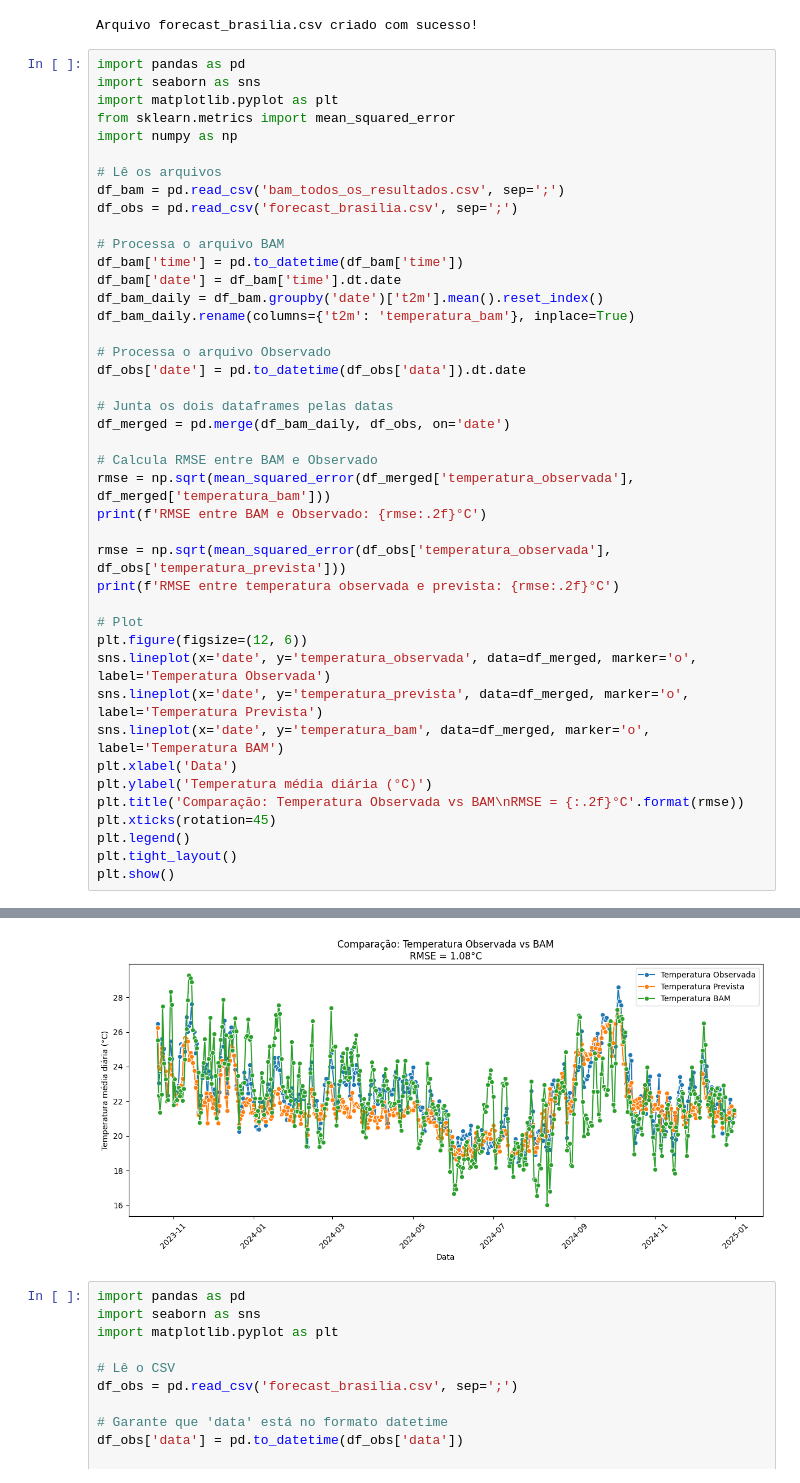
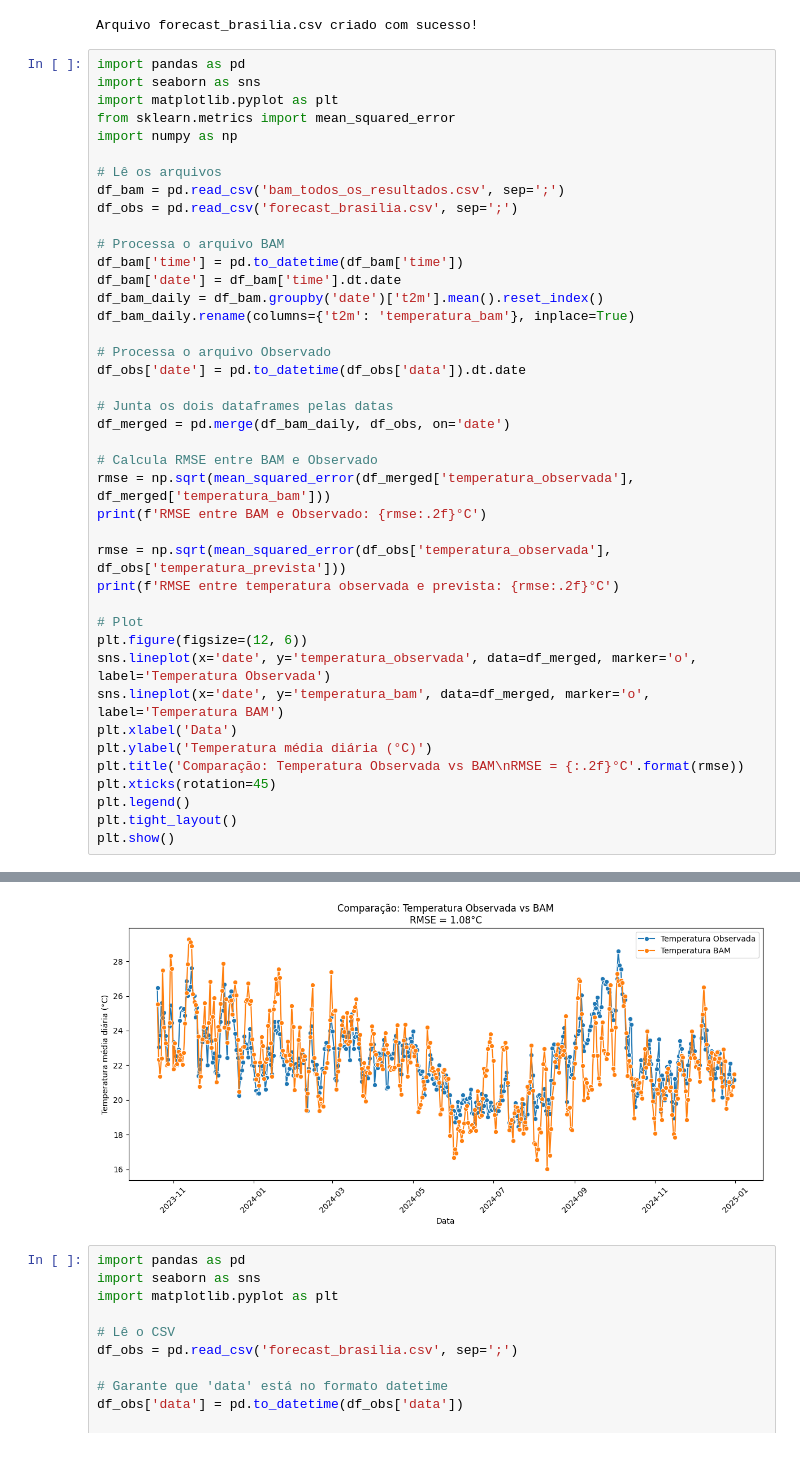
Before and after one commit to juliababa/TCC, a Jupyter notebook: src/benchmark.ipynb, the cells around one changed output, grey strips where cells are left out. Cells and saved outputs as stored; diff of their text form.

```diff
--- a/src/benchmark.ipynb
+++ b/src/benchmark.ipynb
@@ -347,35 +347,34 @@ df_bam['date'] = df_bam['time'].dt.date
 df_bam_daily = df_bam.groupby('date')['t2m'].mean().reset_index()
 df_bam_daily.rename(columns={'t2m': 'temperatura_bam'}, inplace=True)
 
 # Processa o arquivo Observado
 df_obs['date'] = pd.to_datetime(df_obs['data']).dt.date
 
 # Junta os dois dataframes pelas datas
 df_merged = pd.merge(df_bam_daily, df_obs, on='date')
 
 # Calcula RMSE entre BAM e Observado
 rmse = np.sqrt(mean_squared_error(df_merged['temperatura_observada'], df_merged['temperatura_bam']))
 print(f'RMSE entre BAM e Observado: {rmse:.2f}°C')
 
 rmse = np.sqrt(mean_squared_error(df_obs['temperatura_observada'], df_obs['temperatura_prevista']))
 print(f'RMSE entre temperatura observada e prevista: {rmse:.2f}°C')
 
 # Plot
 plt.figure(figsize=(12, 6))
 sns.lineplot(x='date', y='temperatura_observada', data=df_merged, marker='o', label='Temperatura Observada')
-sns.lineplot(x='date', y='temperatura_prevista', data=df_merged, marker='o', label='Temperatura Prevista')
 sns.lineplot(x='date', y='temperatura_bam', data=df_merged, marker='o', label='Temperatura BAM')
 plt.xlabel('Data')
 plt.ylabel('Temperatura média diária (°C)')
 plt.title('Comparação: Temperatura Observada vs BAM\nRMSE = {:.2f}°C'.format(rmse))
 plt.xticks(rotation=45)
 plt.legend()
 plt.tight_layout()
 plt.show()
 # %% [output]
 RMSE entre BAM e Observado: 1.66°C
 RMSE entre temperatura observada e prevista: 1.08°C
-[figure, old version]
+[figure, new version]
 # %%
 import pandas as pd
 import seaborn as sns
```
Also changed, not shown: 14 other files.
